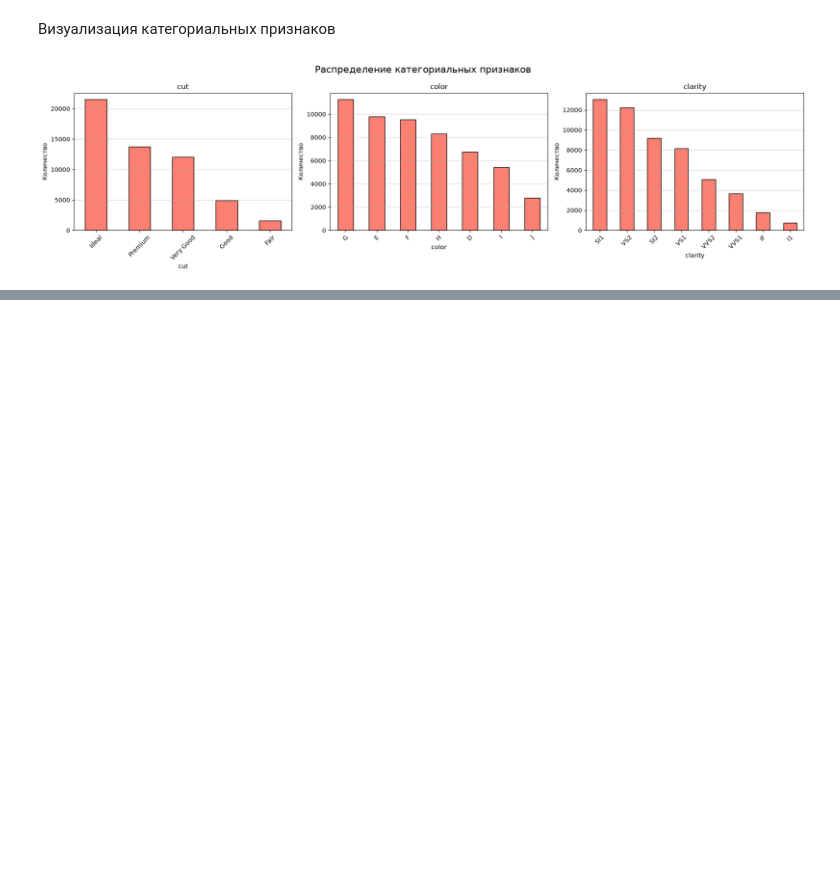
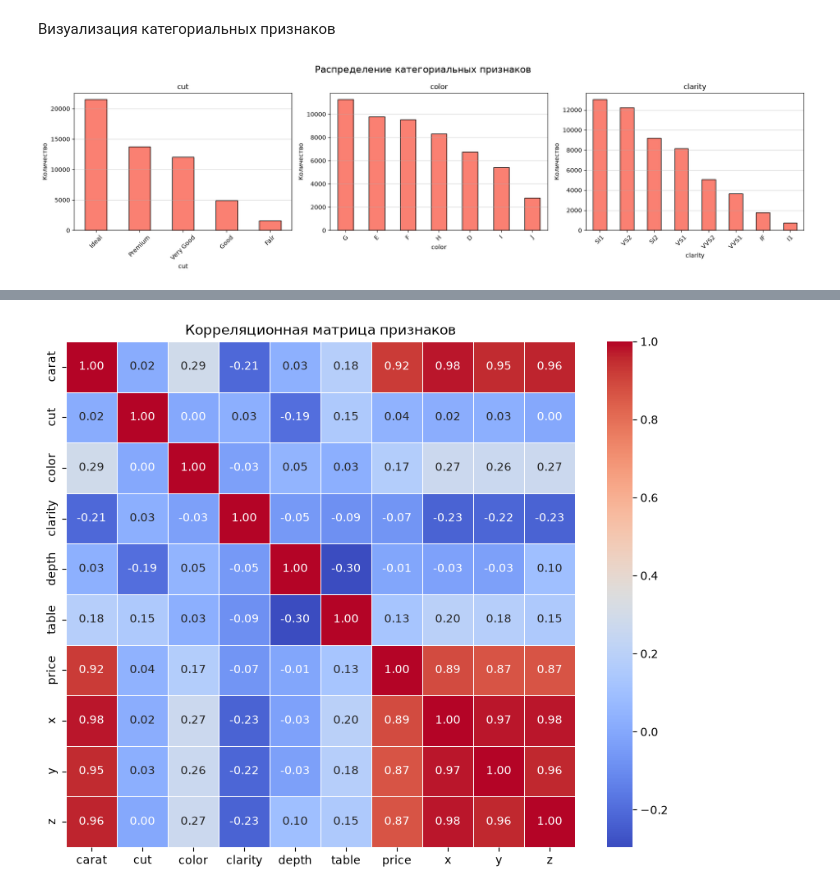
Before and after one commit to violllin/lab1_regression, a Jupyter notebook: lab1.ipynb, the cells around one changed output, grey strips where cells are left out. Cells and saved outputs as stored; diff of their text form; code cells hidden in the pictures; blank space fills up the shorter version.

```diff
--- a/lab1.ipynb
+++ b/lab1.ipynb
@@ -120,3 +163,13 @@ plt.tight_layout()
 plt.show()
 # %% [output]
 [figure]
+# %%
+from sklearn.preprocessing import LabelEncoder
+
+
+le = LabelEncoder()
+df['cut'] = le.fit_transform(df['cut'])
+df['color'] = le.fit_transform(df['color'])
+df['clarity'] = le.fit_transform(df['clarity'])
+
+display(df.head())
@@ -122,0 +183,8 @@ plt.show()
+# %%
+plt.figure(figsize=(10, 8))
+corr_matrix = df.corr()
+sns.heatmap(corr_matrix, annot=True, cmap='coolwarm', fmt=".2f", linewidths=0.5)
+plt.title('Корреляционная матрица признаков')
+plt.show()
+# %% [output]
+[figure, added]
```
Also changed, not shown: parts of 6 cells of this notebook.
